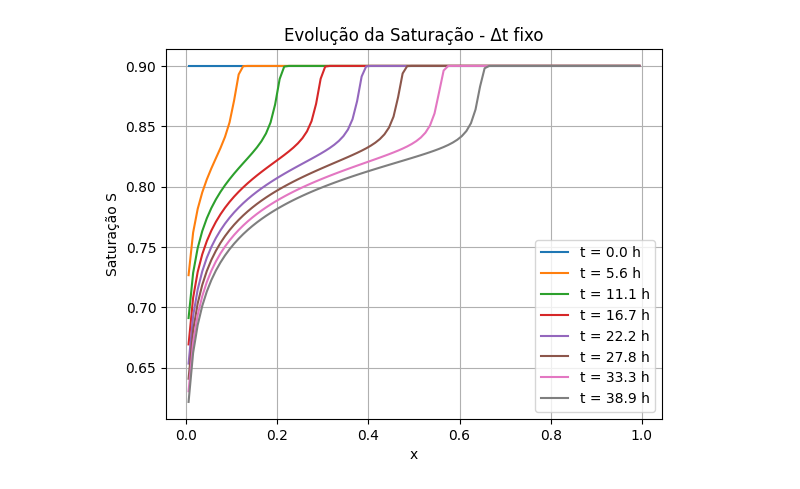
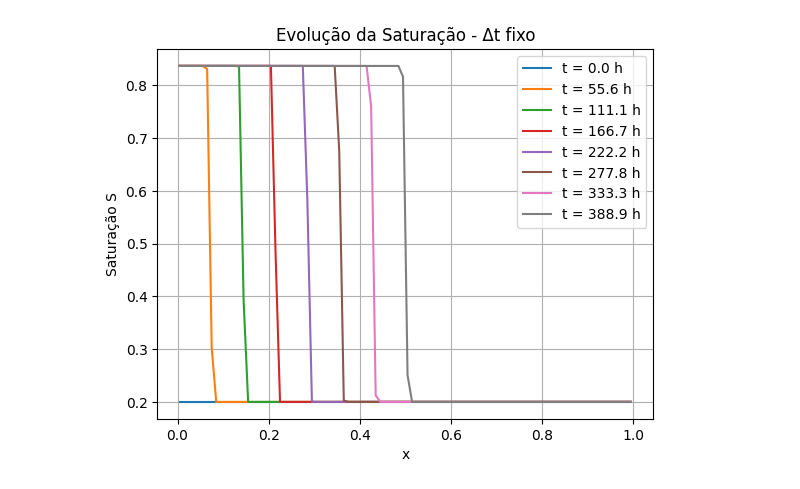
Before and after one commit to LabFluid/biossurfactantes, a Jupyter notebook: GA-PINN__teste.ipynb, the cells around one changed output. Saved outputs shown, nothing was run; the diff lists cells and outputs as text; code cells hidden in the pictures.

```diff
--- a/GA-PINN__teste.ipynb
+++ b/GA-PINN__teste.ipynb
@@ -32,7 +32,8 @@ mu_g = 1e-5
 S_wc = 0.2
 S_gr = 0.1
 
-S_left = 0.2  # Saturação injetada
+S_inicial = 0.2
+S_left = 1.0
 # %%
 # @nb.njit
 def S_n(S):
@@ -40,16 +41,27 @@ def S_n(S):
 
 # @nb.njit
 def k_rw(S):
+
+    return ((S - S_wc) / (1 - S_wc - S_gr)) ** 4
+
     Sn = S_n(S)
     return Sn**4
 
 # @nb.njit
 def k_rg(S):
+
+    return ((1 - S - S_gr) / (1 - S_wc - S_gr)) ** 2
+
     Sn = S_n(S)
     return (1 - Sn)**2
 
 # @nb.njit
 def f_w(S):
+
+    lambda_w = k_rw(S) / mu_w
+    lambda_g = k_rg(S) / mu_g
+    return lambda_w / (lambda_w + lambda_g)
+
     krw = k_rw(S)
     krg = k_rg(S)
     return krw / (krw + (mu_w/mu_g) * krg)
@@ -67,20 +79,20 @@ def rhs(t, y):
     return -(F[1:] - F[:-1]) / (phi * dx)
 # %%
 xs = np.linspace(dx/2, L - dx/2, Nx)
-S0 = np.full(xs.shape[0], 0.9)
+S0 = np.full(xs.shape[0], S_inicial)
 dt = 10.0
-T_max = 15000
+T_max = 150000
 
-ts, Ss = ODE_system_solver(rhs, S0, 0, 15000, dt)
+ts, Ss = ODE_system_solver(rhs, S0, 0, T_max, dt)
 # %%
-for t, S in zip(ts[::200], Ss[::200]):
+for t, S in zip(ts[::2000], Ss[::2000]):
     plt.plot(xs, S, label=f't = {t/360:.1f} h')
 
 plt.xlabel('x')
 plt.ylabel('Saturação S')
 plt.title('Evolução da Saturação - Δt fixo')
 plt.legend()
 plt.grid(True)
 plt.show()
 # %% [output]
-[figure, old version]
+[figure, new version]
```
Also changed, not shown: parts of 12 cells of this notebook.
